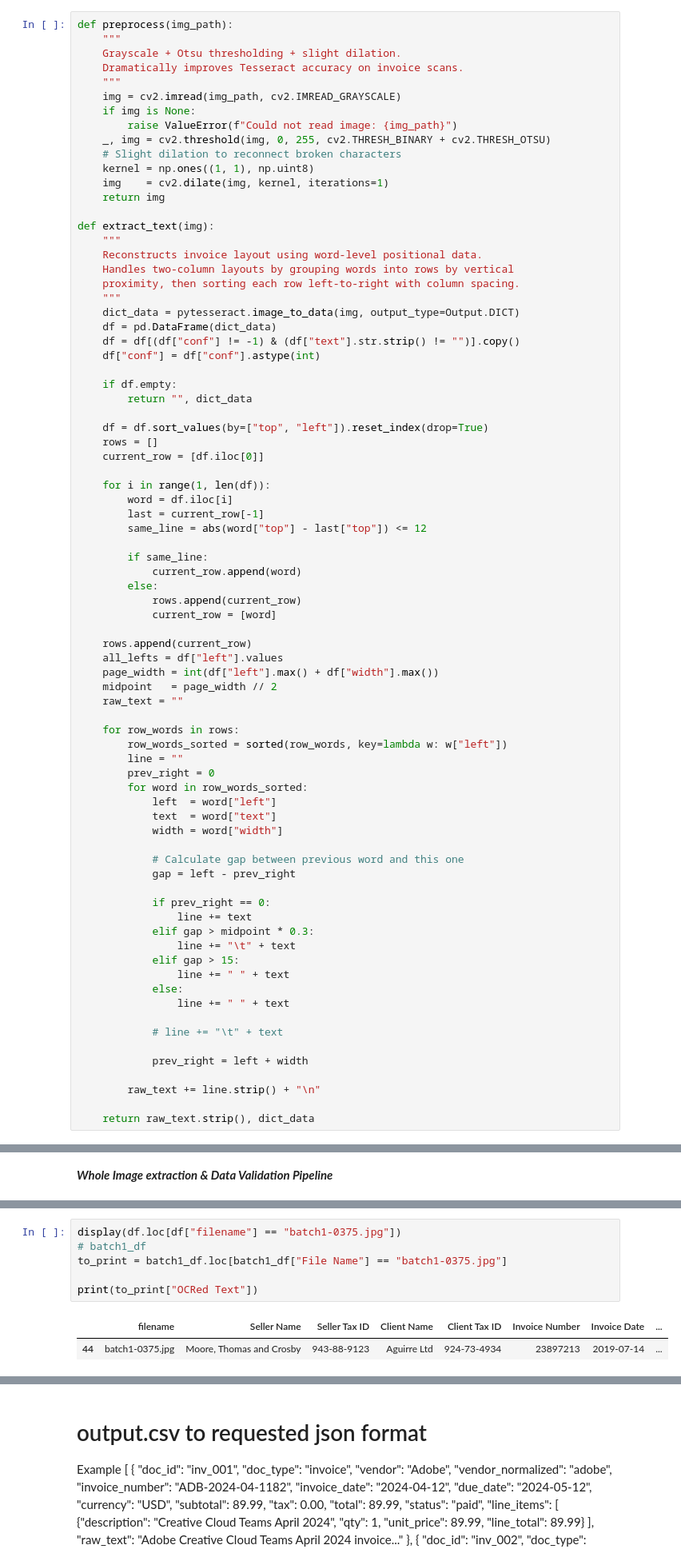
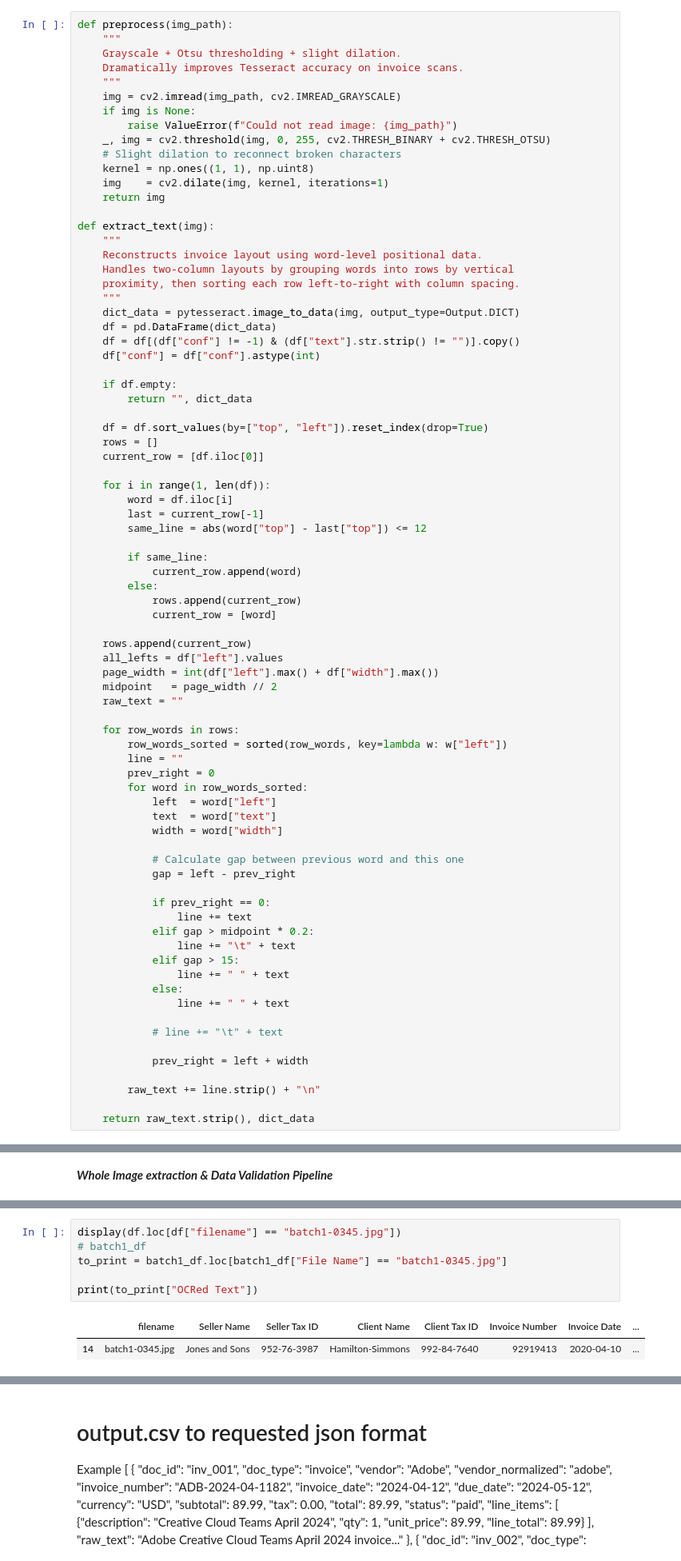
Before and after one commit to UpLong23/makeathon-2026-WHOAMI-inform, a Jupyter notebook: ocr/Process_cv2_Tesseract.ipynb, the cells around one changed output, grey strips where cells are left out. Shown at 80% size. Saved outputs shown, nothing was run; the diff lists cells and outputs as text.

```diff
--- a/ocr/Process_cv2_Tesseract.ipynb
+++ b/ocr/Process_cv2_Tesseract.ipynb
@@ -217,7 +211,7 @@ def extract_text(img):
 
             if prev_right == 0:
                 line += text
-            elif gap > midpoint * 0.3:
+            elif gap > midpoint * 0.2:
                 line += "\t" + text
             elif gap > 15:
                 line += " " + text
@@ -527,11 +599,11 @@ Total images to process: 50
 | 8 | batch1-0339.jpg | Rodriguez-Barnett | 986-88-3758 | Le, Lawson and Rios | 967-80-5679 | 48531206 | 2019-08-03 | ... |
 | 9 | batch1-0340.jpg | Daniel-Morrison | 995-99-6193 | Snyder, Benton and Reed | 999-86-4010 | 82977013 | 2013-06-12 | ... |
 # %%
-display(df.loc[df["filename"] == "batch1-0375.jpg"])
+display(df.loc[df["filename"] == "batch1-0345.jpg"])
 # batch1_df
-to_print = batch1_df.loc[batch1_df["File Name"] == "batch1-0375.jpg"]
+to_print = batch1_df.loc[batch1_df["File Name"] == "batch1-0345.jpg"]
 
 print(to_print["OCRed Text"])
 # %% [output]
 |  | filename | Seller Name | Seller Tax ID | Client Name | Client Tax ID | Invoice Number | Invoice Date | ... |
-| 44 | batch1-0375.jpg | Moore, Thomas and Crosby | 943-88-9123 | Aguirre Ltd | 924-73-4934 | 23897213 | 2019-07-14 | ... |
+| 14 | batch1-0345.jpg | Jones and Sons | 952-76-3987 | Hamilton-Simmons | 992-84-7640 | 92919413 | 2020-04-10 | ... |
```
Also changed, not shown: parts of 8 cells of this notebook.
